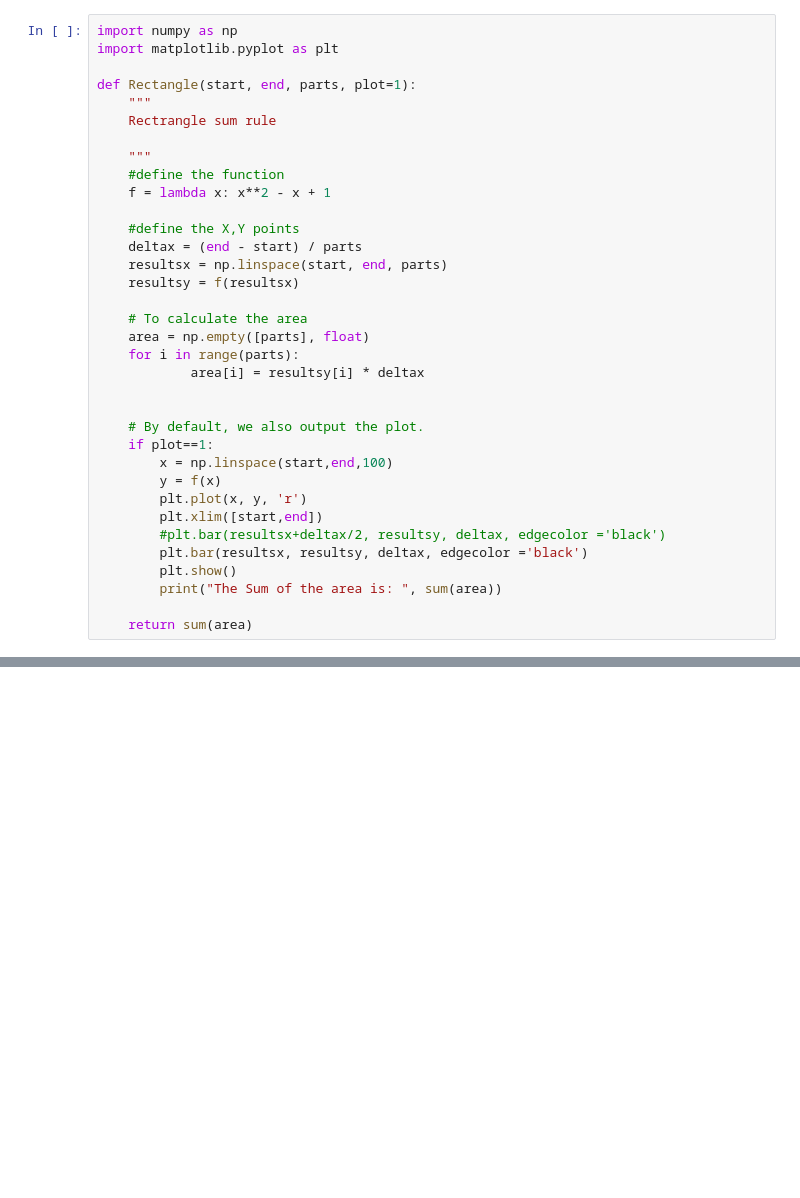
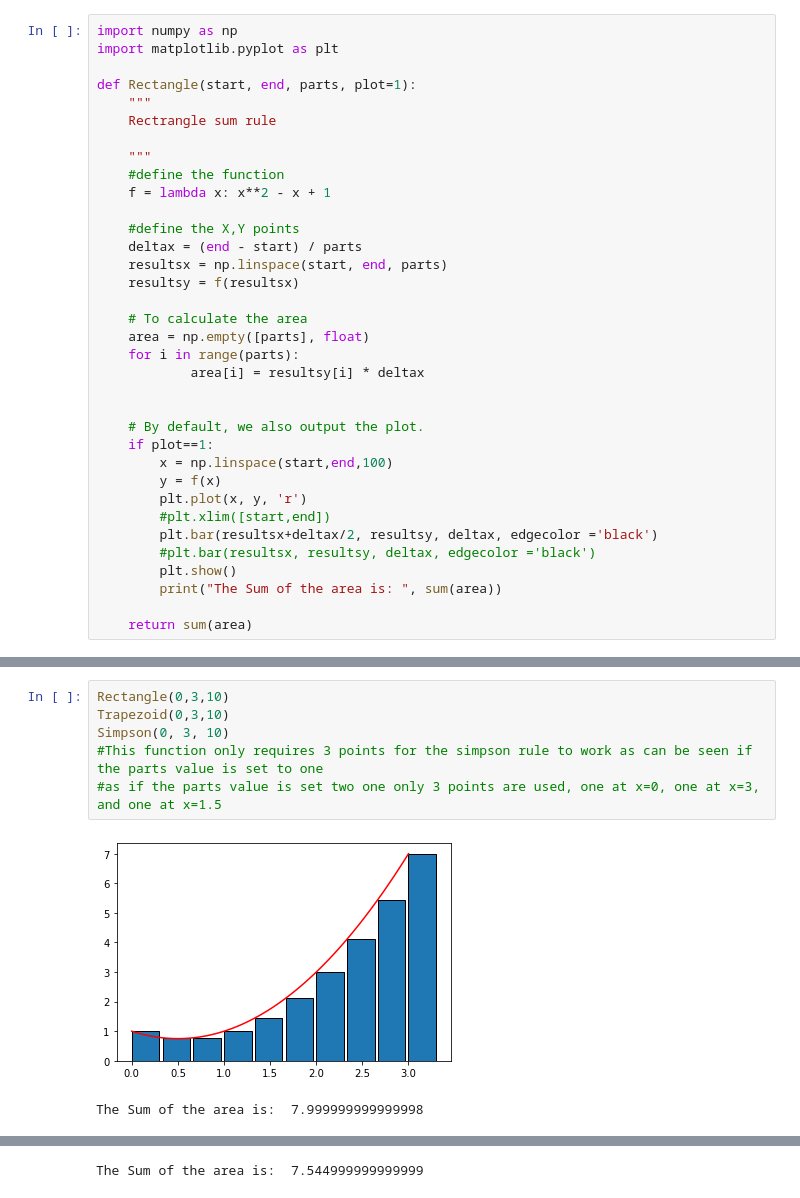
Before and after one commit to schlak1/ComputationalPhysics300, a Jupyter notebook: homework/HW-Lec_05.ipynb, the cells around one changed output, grey strips where cells are left out. Drawn from its saved outputs; the diff is of its cells as text; blank space fills up the shorter version.

```diff
--- a/homework/HW-Lec_05.ipynb
+++ b/homework/HW-Lec_05.ipynb
@@ -26,9 +26,9 @@ def Rectangle(start, end, parts, plot=1):
         x = np.linspace(start,end,100)
         y = f(x)
         plt.plot(x, y, 'r')
-        plt.xlim([start,end])
-        #plt.bar(resultsx+deltax/2, resultsy, deltax, edgecolor ='black')
-        plt.bar(resultsx, resultsy, deltax, edgecolor ='black')
+        #plt.xlim([start,end])
+        plt.bar(resultsx+deltax/2, resultsy, deltax, edgecolor ='black')
+        #plt.bar(resultsx, resultsy, deltax, edgecolor ='black')
         plt.show()
         print("The Sum of the area is: ", sum(area))
 
@@ -76,0 +131,9 @@ def Trapezoid(start, end, parts, plot=1):
+# %%
+Rectangle(0,3,10)
+Trapezoid(0,3,10)
+Simpson(0, 3, 10)
+#This function only requires 3 points for the simpson rule to work as can be seen if the parts value is set to one
+#as if the parts value is set two one only 3 points are used, one at x=0, one at x=3, and one at x=1.5
+# %% [output]
+[figure, added]
+The Sum of the area is:  7.999999999999998
@@ -76,0 +141 @@ def Trapezoid(start, end, parts, plot=1):
+The Sum of the area is:  7.544999999999999
```
Also changed, not shown: parts of 12 cells of this notebook, 1 other file.
